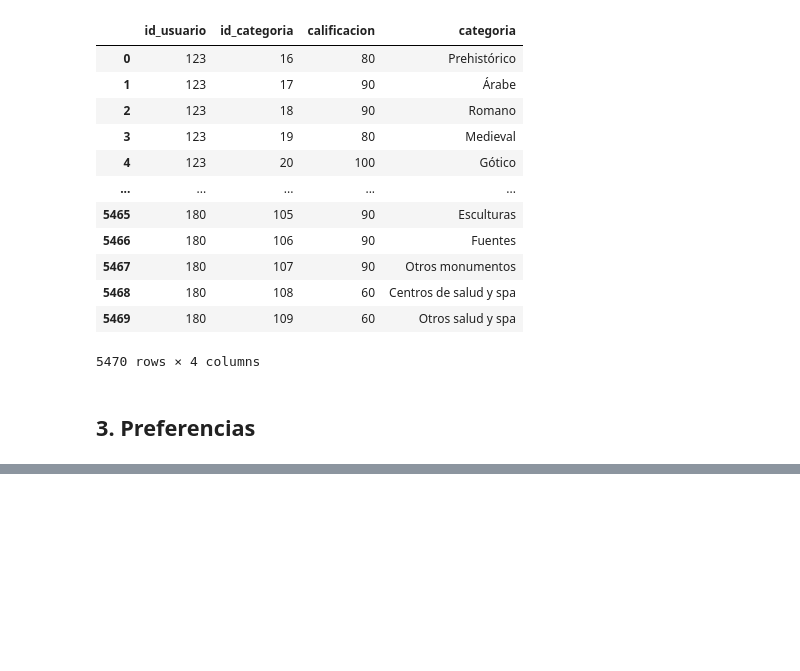
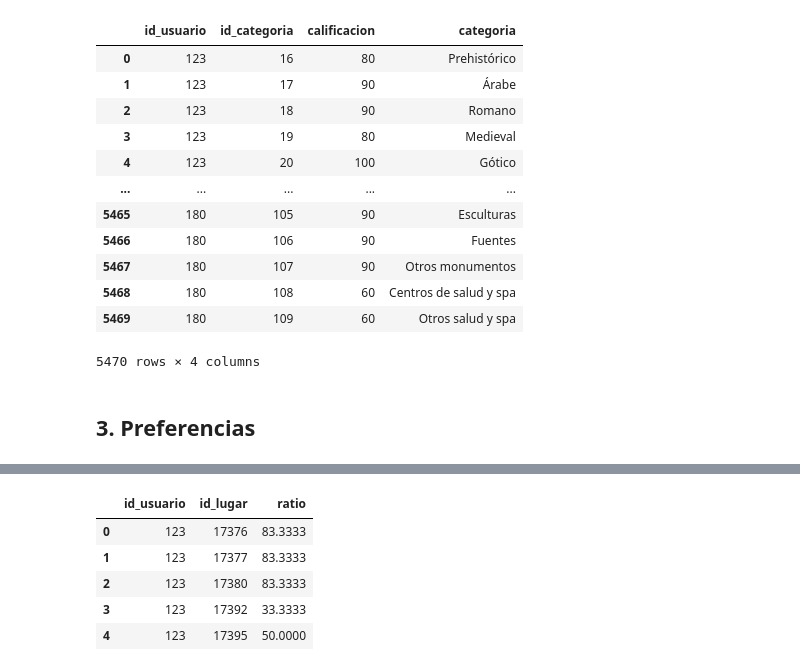
Before and after one commit to adrianachustvendrell/recommendation-systems, a Jupyter notebook: prep.ipynb, the cells around one changed output, grey strips where cells are left out. Saved outputs shown, nothing was run; the diff lists cells and outputs as text; code cells hidden in the pictures; blank space fills up the shorter version.

```diff
--- a/prep.ipynb
+++ b/prep.ipynb
@@ -285,0 +338,20 @@ usuarios_prefs_final.to_csv("./data/prefs_usuarios.csv", index=False, encoding="
+# %%
+# Convertir las columnas 'ratio' a tipo numérico
+df_base['ratio'] = pd.to_numeric(df_base['ratio'])
+df_test['ratio'] = pd.to_numeric(df_test['ratio'])
+
+# Normalizar y multiplicar por 100
+df_base['ratio'] = (df_base['ratio'] - df_base['ratio'].min()) / (df_base['ratio'].max() - df_base['ratio'].min()) * 100
+df_test['ratio'] = (df_test['ratio'] - df_test['ratio'].min()) / (df_test['ratio'].max() - df_test['ratio'].min()) * 100
+
+df_base['ratio'] = df_base['ratio'].round(4)
+df_test['ratio'] = df_test['ratio'].round(4)
+# %%
+df_base.head()
+# %% [output]
+|  | id_usuario | id_lugar | ratio |
+| 0 | 123 | 17376 | 83.3333 |
+| 1 | 123 | 17377 | 83.3333 |
+| 2 | 123 | 17380 | 83.3333 |
+| 3 | 123 | 17392 | 33.3333 |
+| 4 | 123 | 17395 | 50.0000 |
```
Also changed, not shown: parts of 4 cells of this notebook.
